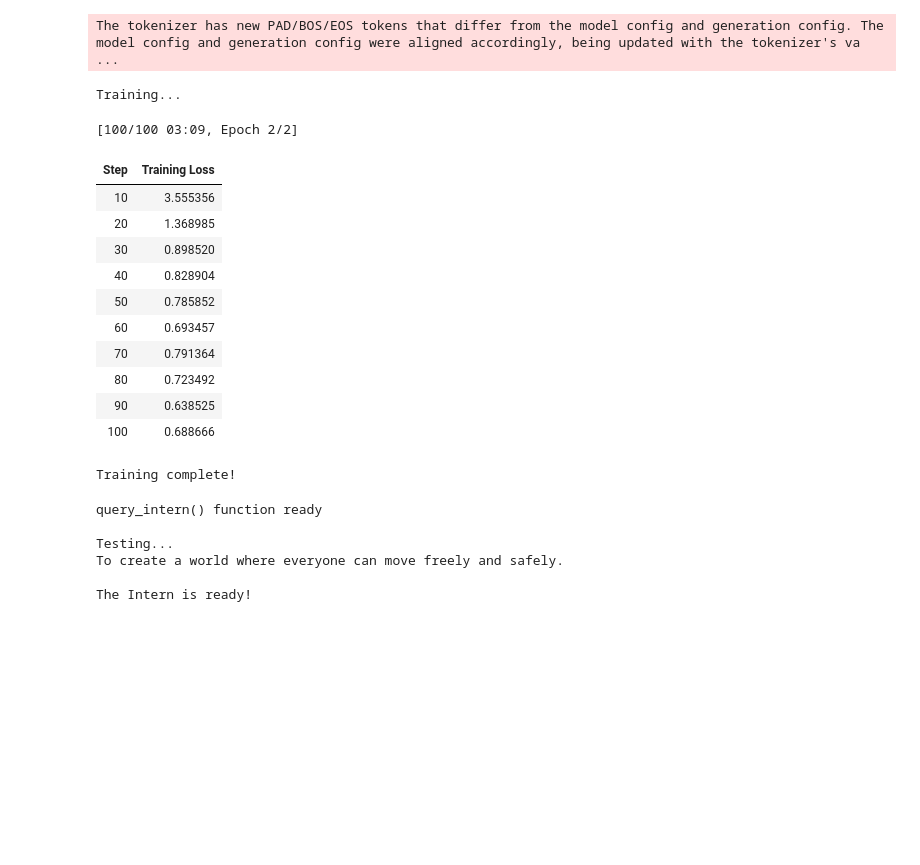
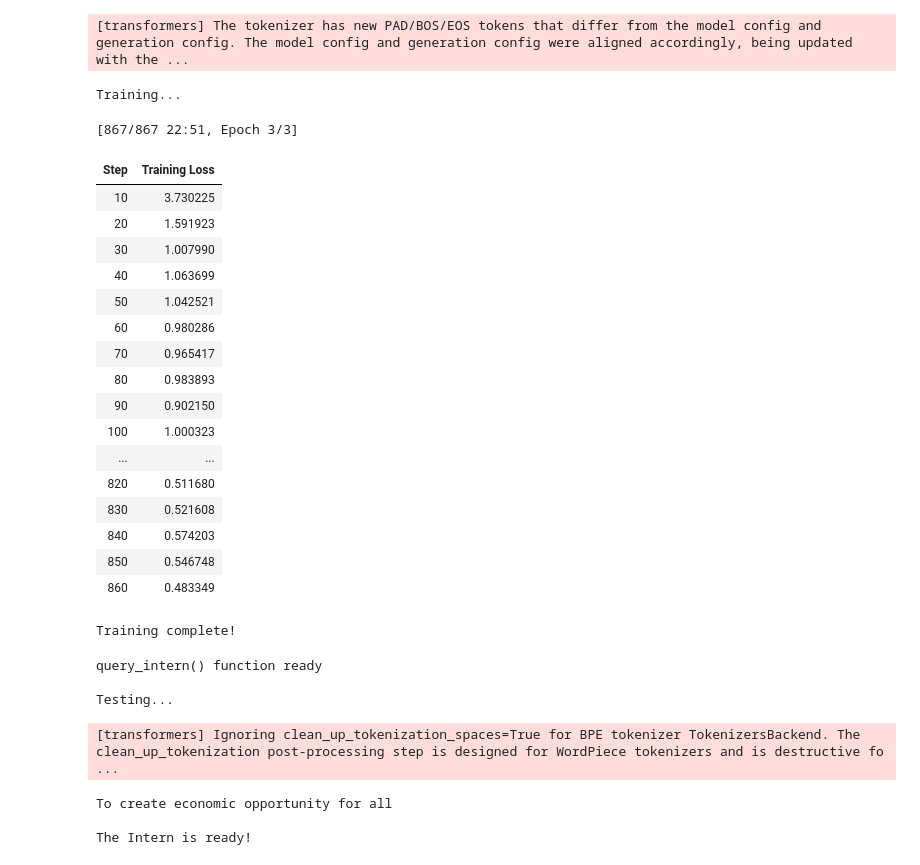
Before and after one commit to S-Akalanka/operation_ledger_mind, a Jupyter notebook: notebooks/02_finetuning_intern.ipynb, the cells around one changed output. Saved outputs shown, nothing was run; the diff lists cells and outputs as text; code cells hidden in the pictures; blank space fills up the shorter version.

```diff
--- a/notebooks/02_finetuning_intern.ipynb
+++ b/notebooks/02_finetuning_intern.ipynb
@@ -120,50 +136,56 @@ Trainable: 9,175,040 (0.28%)
 # Training
 output_dir = "/content/finetuned_model/"
 
 training_args = SFTConfig(
     output_dir=str(output_dir),
-    max_steps=100,
+    num_train_epochs=3,
     per_device_train_batch_size=1,
     gradient_accumulation_steps=4,
     learning_rate=2e-4,
     lr_scheduler_type="cosine",
     warmup_steps=10,
     optim="paged_adamw_8bit",
     logging_steps=10,
     save_steps=50,
     fp16=True,
     bf16=False,
     report_to="none"
 )
 
 trainer = SFTTrainer(
     model=model,
     args=training_args,
     train_dataset=dataset,
 )
 
 print("Training...")
 trainer.train()
 print("Training complete!")
 # %% [output]
-The tokenizer has new PAD/BOS/EOS tokens that differ from the model config and generation config. The model config and generation config were aligned accordingly, being updated with the tokenizer's va ...
+[transformers] The tokenizer has new PAD/BOS/EOS tokens that differ from the model config and generation config. The model config and generation config were aligned accordingly, being updated with the ...
 Training...
-[100/100 03:09, Epoch 2/2]
+[867/867 22:51, Epoch 3/3]
 | Step | Training Loss |
-| 10 | 3.555356 |
-| 20 | 1.368985 |
-| 30 | 0.898520 |
-| 40 | 0.828904 |
-| 50 | 0.785852 |
-| 60 | 0.693457 |
-| 70 | 0.791364 |
-| 80 | 0.723492 |
-| 90 | 0.638525 |
-| 100 | 0.688666 |
+| 10 | 3.730225 |
+| 20 | 1.591923 |
+| 30 | 1.007990 |
+| 40 | 1.063699 |
+| 50 | 1.042521 |
+| 60 | 0.980286 |
+| 70 | 0.965417 |
+| 80 | 0.983893 |
+| 90 | 0.902150 |
+| 100 | 1.000323 |
+| ... | ... |
+| 820 | 0.511680 |
+| 830 | 0.521608 |
+| 840 | 0.574203 |
+| 850 | 0.546748 |
+| 860 | 0.483349 |
 Training complete!
 # %%
 # Save adapters and create inference function
-adapter_path = "/content/finetuned_model/final_adapters"
+adapter_path = "/content/finetuned_model/final_adapters_baseline"
 model.save_pretrained(str(adapter_path))
 tokenizer.save_pretrained(str(adapter_path))
 
@@ -206,6 +228,7 @@ print("\nThe Intern is ready!")
 query_intern() function ready
 
 Testing...
-To create a world where everyone can move freely and safely.
-
-The Intern is ready!
+[transformers] Ignoring clean_up_tokenization_spaces=True for BPE tokenizer TokenizersBackend. The clean_up_tokenization post-processing step is designed for WordPiece tokenizers and is destructive fo ...
+To create economic opportunity for all
+
+The Intern is ready!
```
Also changed, not shown: parts of 7 cells of this notebook, 2 other files.
